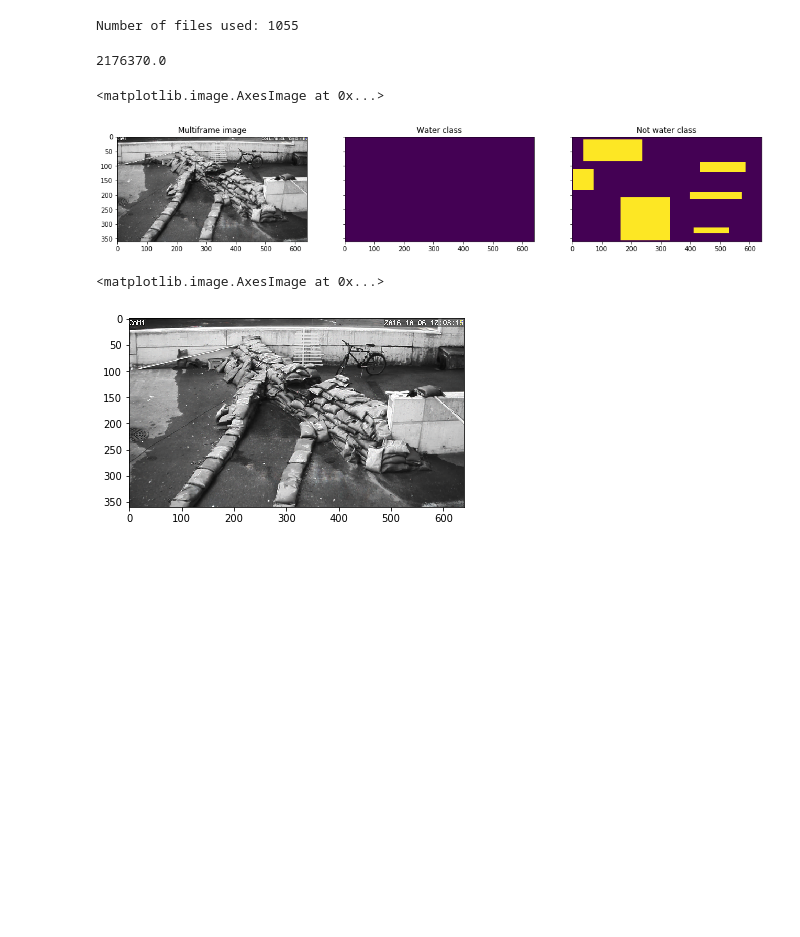
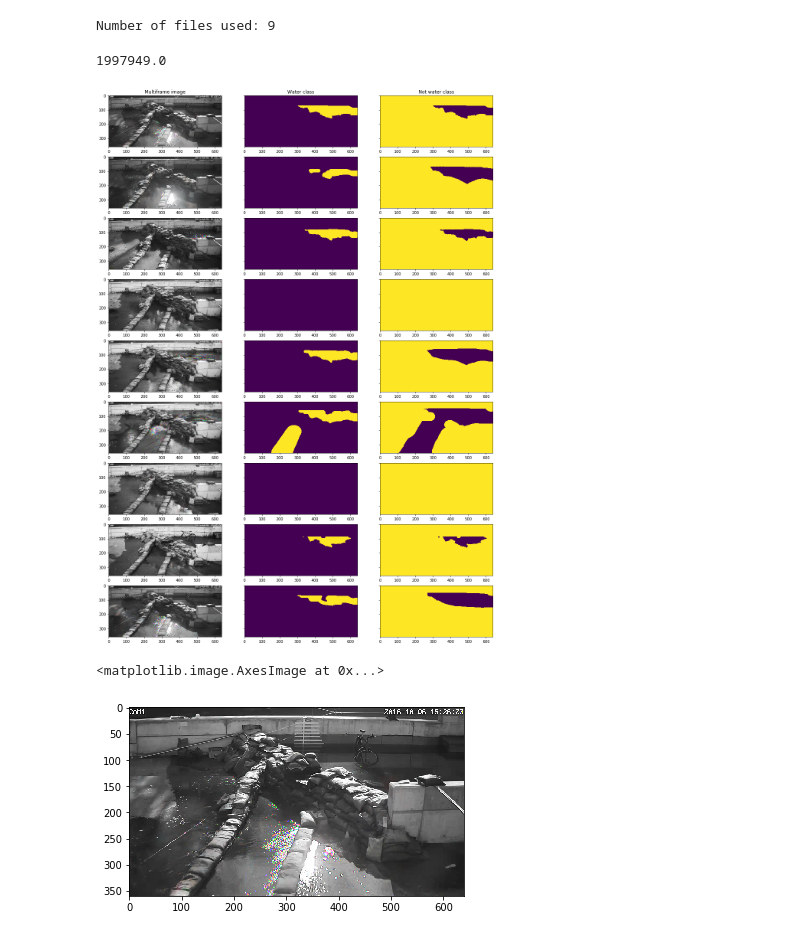
Before and after one commit to mmmatthew/netsen, a Jupyter notebook: demo/water_level/watsen demo.ipynb, the cells around one changed output. Saved outputs shown, nothing was run; the diff lists cells and outputs as text; code cells hidden in the pictures; blank space fills up the shorter version.

Commit message:
Added training data. Apparently working network with 4 layers.

```diff
--- a/demo/water_level/watsen demo.ipynb
+++ b/demo/water_level/watsen demo.ipynb
@@ -13,29 +13,29 @@ from tf_unet import image_util
 nx = 640
 ny = 360
 # %%
-generator = image_util.ImageDataProvider(search_path='F:\\MOY_PhD_DATA_LOCAL\\2017_watsen\\data\\frames\\*')
+generator = image_util.ImageDataProvider(search_path='training_data/*.tiff')
 # %% [output]
-Number of files used: 1055
+Number of files used: 9
 # %%
-x_test, y_test = generator(40)
+x_test, y_test = generator(9)
 # %%
 np.sum(y_test)
 # %% [output]
-2176370.0
+1997949.0
 # %%
-fig, ax = plt.subplots(1,3, sharey=True, figsize=(18,3))
-ax[0].set_title('Multiframe image')
-ax[0].imshow(x_test[0,...], aspect="auto")
-ax[1].set_title('Water class')
-ax[1].imshow(y_test[1,...,0], aspect="auto")
-ax[2].set_title('Not water class')
-ax[2].imshow(y_test[0,...,1], aspect="auto")
+fig, ax = plt.subplots(9,3, sharey=True, figsize=(18,26))
+ax[0,0].set_title('Multiframe image')
+ax[0,1].set_title('Water class')
+ax[0,2].set_title('Not water class')
+for i in range(0,9):
+    ax[i,0].imshow(x_test[i,...], aspect="auto")
+    ax[i,1].imshow(y_test[i,...,0], aspect="auto")
+    ax[i,2].imshow(y_test[i,...,1], aspect="auto")
 # %% [output]
-<matplotlib.image.AxesImage at 0x...>
-[figure, old version]
+[figure, new version]
 # %%
 plt.imshow(x_test[0,...])
 # %% [output]
 <matplotlib.image.AxesImage at 0x...>
-[figure, old version]
+[figure, new version]
 # %%
```
Also changed, not shown: parts of 5 cells of this notebook, 19 other files.
